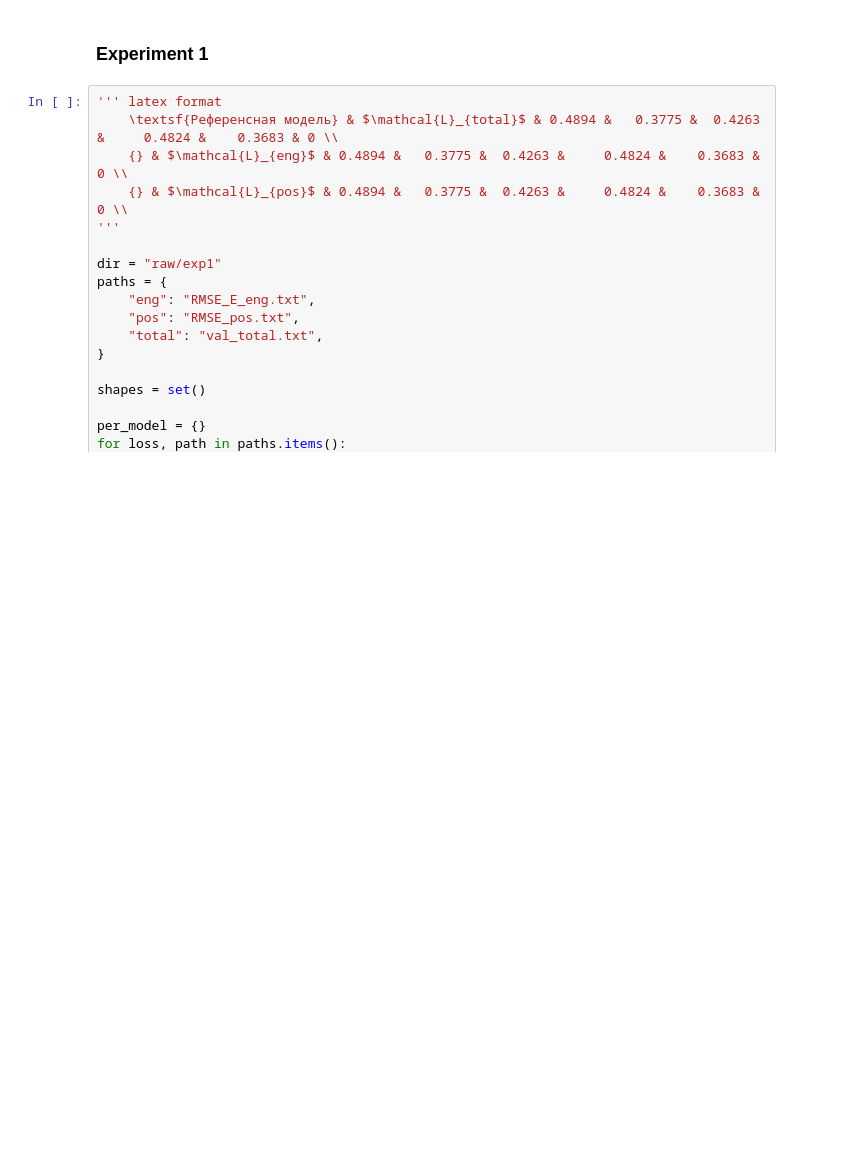
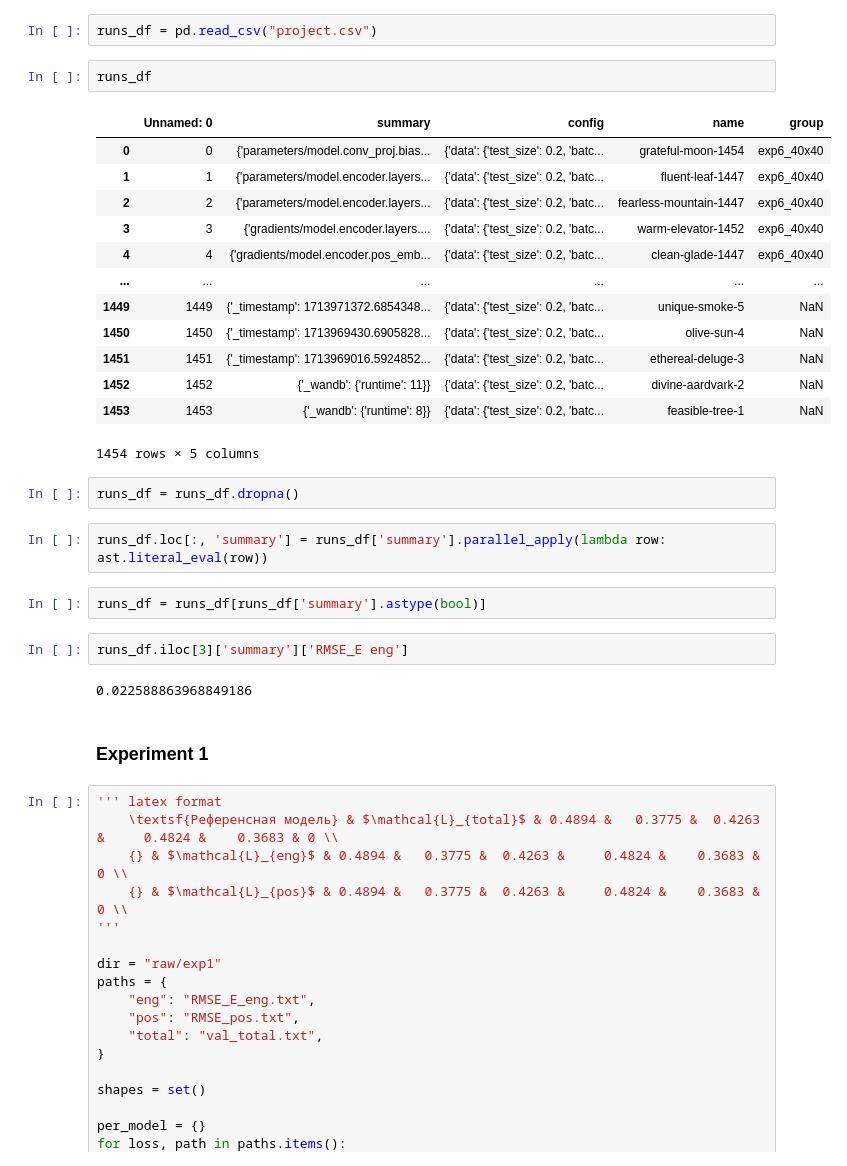
Before and after one commit to dxtvzw/ecal-optimization, a Jupyter notebook: report/data/collect_data.ipynb, the cells around one changed output. Drawn from its saved outputs; the diff is of its cells as text; blank space fills up the shorter version.

```diff
--- a/report/data/collect_data.ipynb
+++ b/report/data/collect_data.ipynb
@@ -8,3 +42,31 @@ import ast
+# %%
+runs_df = pd.read_csv("project.csv")
+# %%
+runs_df
+# %% [output]
+|  | Unnamed: 0 | summary | config | name | group |
+| 0 | 0 | {'parameters/model.conv_proj.bias... | {'data': {'test_size': 0.2, 'batc... | grateful-moon-1454 | exp6_40x40 |
+| 1 | 1 | {'parameters/model.encoder.layers... | {'data': {'test_size': 0.2, 'batc... | fluent-leaf-1447 | exp6_40x40 |
+| 2 | 2 | {'parameters/model.encoder.layers... | {'data': {'test_size': 0.2, 'batc... | fearless-mountain-1447 | exp6_40x40 |
+| 3 | 3 | {'gradients/model.encoder.layers.... | {'data': {'test_size': 0.2, 'batc... | warm-elevator-1452 | exp6_40x40 |
+| 4 | 4 | {'gradients/model.encoder.pos_emb... | {'data': {'test_size': 0.2, 'batc... | clean-glade-1447 | exp6_40x40 |
+| ... | ... | ... | ... | ... | ... |
+| 1449 | 1449 | {'_timestamp': 1713971372.6854348... | {'data': {'test_size': 0.2, 'batc... | unique-smoke-5 | NaN |
+| 1450 | 1450 | {'_timestamp': 1713969430.6905828... | {'data': {'test_size': 0.2, 'batc... | olive-sun-4 | NaN |
+| 1451 | 1451 | {'_timestamp': 1713969016.5924852... | {'data': {'test_size': 0.2, 'batc... | ethereal-deluge-3 | NaN |
+| 1452 | 1452 | {'_wandb': {'runtime': 11}} | {'data': {'test_size': 0.2, 'batc... | divine-aardvark-2 | NaN |
+| 1453 | 1453 | {'_wandb': {'runtime': 8}} | {'data': {'test_size': 0.2, 'batc... | feasible-tree-1 | NaN |
+1454 rows × 5 columns
+# %%
+runs_df = runs_df.dropna()
+# %%
+runs_df.loc[:, 'summary'] = runs_df['summary'].parallel_apply(lambda row: ast.literal_eval(row))
+# %%
+runs_df = runs_df[runs_df['summary'].astype(bool)]
+# %%
+runs_df.iloc[3]['summary']['RMSE_E eng']
+# %% [output]
+0.022588863968849186
 # %% [markdown]
 ### Experiment 1
 # %%
```
Also changed, not shown: parts of 9 cells of this notebook, 5 other files.
